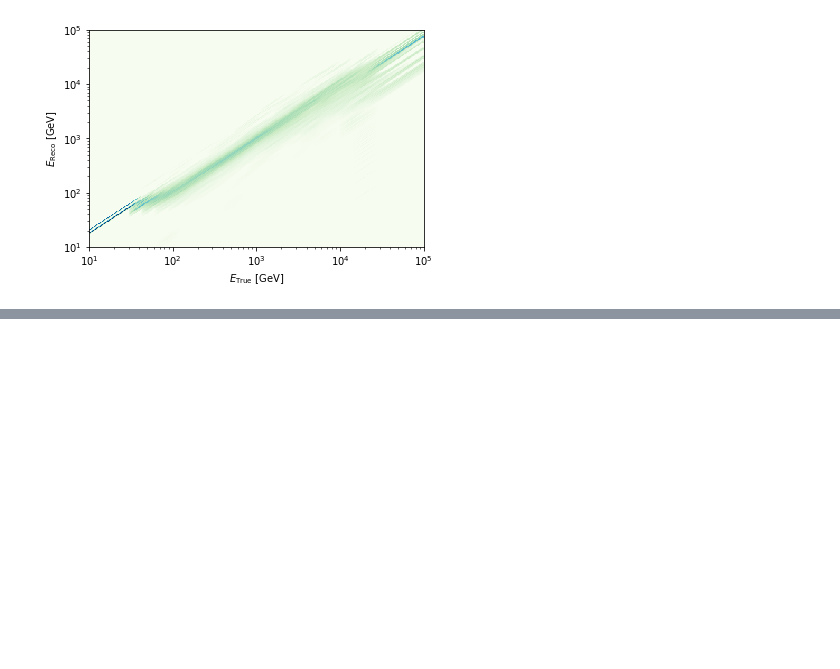
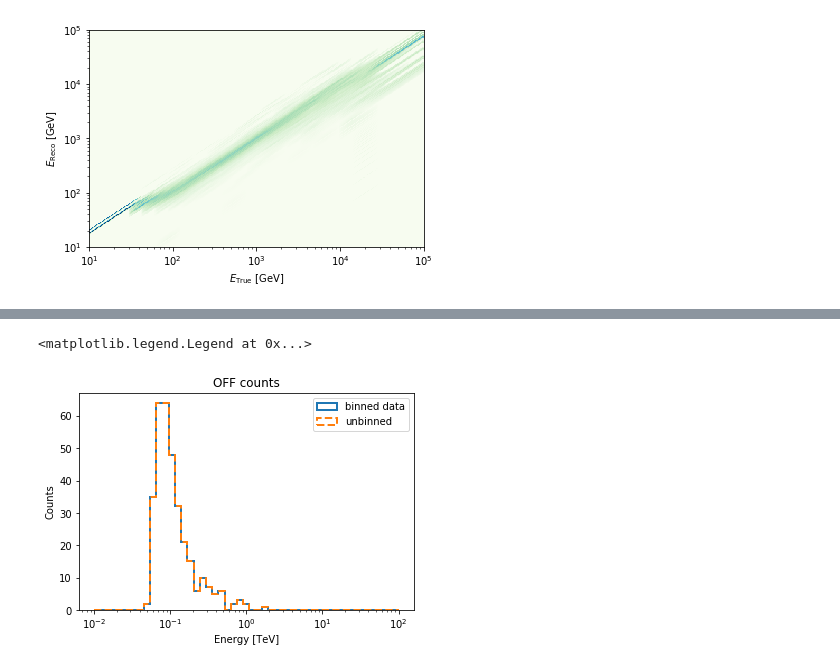
Before and after one commit to cosimoNigro/iact_unbinned_spectrum_format, a Jupyter notebook: unbinned_spectrum_format.ipynb, the cells around one changed output, grey strips where cells are left out. Drawn from its saved outputs; the diff is of its cells as text; code cells hidden in the pictures; blank space fills up the shorter version.

```diff
--- a/unbinned_spectrum_format.ipynb
+++ b/unbinned_spectrum_format.ipynb
@@ -150,0 +180,9 @@ reducing observation 5029748 to unbinned spectral format
+# %%
+fig, ax = plt.subplots()
+binned_spectrum.counts_off.plot_hist(ax=ax, energy_unit="TeV", label="binned data")
+ax.hist(unbinned_off_spectrum["energy"], bins=list(energy_edges), histtype="step", ls="--", lw=2, label="unbinned")
+ax.set_title("OFF counts")
+ax.legend()
+# %% [output]
+<matplotlib.legend.Legend at 0x...>
+[figure, added]
```
Also changed, not shown: parts of 6 cells of this notebook.
